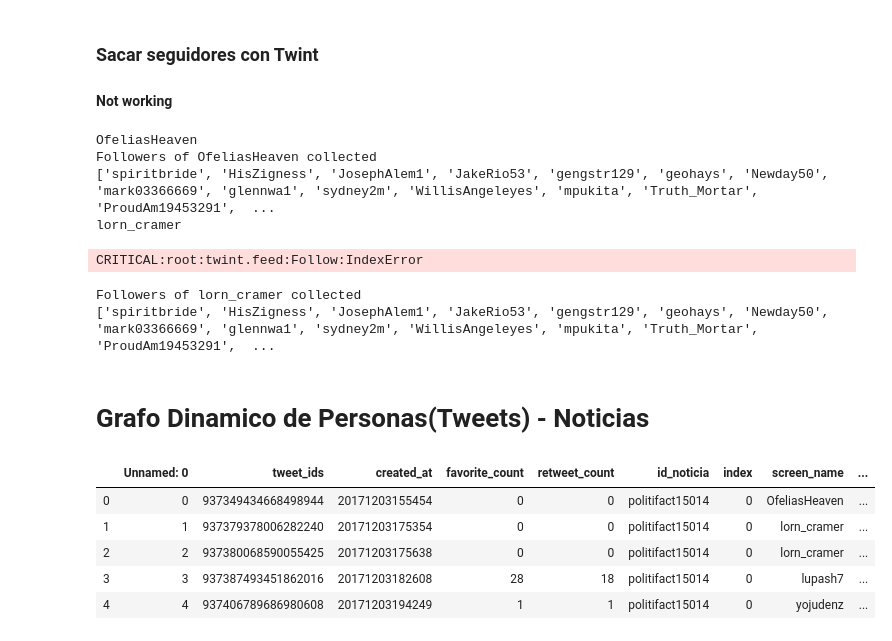
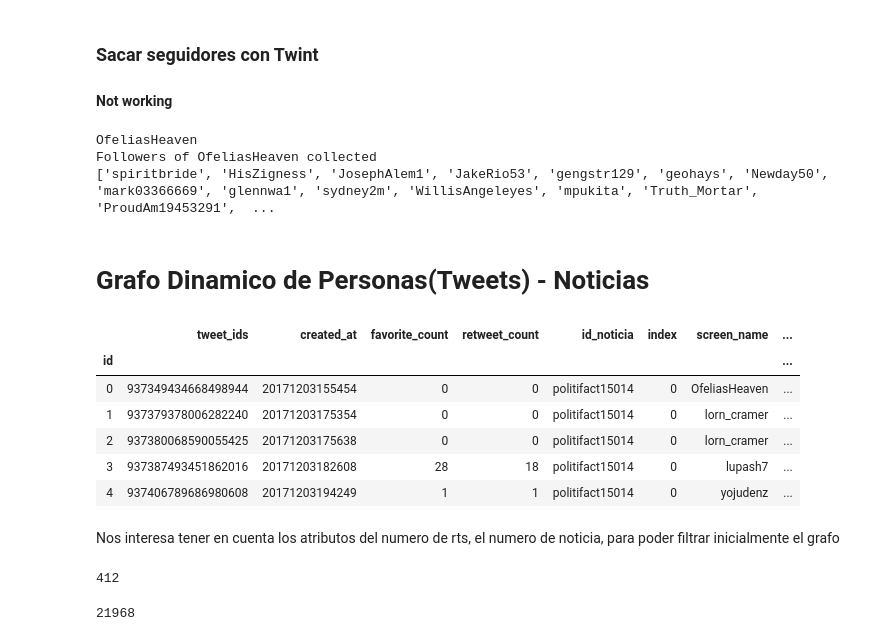
Before and after one commit to GuillermoOvejeroSanchez/Social-Network-Analysis, a Jupyter notebook: FakeNews/PruebasWilson.ipynb, the cells around one changed output. Cells and saved outputs as stored; diff of their text form; code cells hidden in the pictures.

```diff
--- a/FakeNews/PruebasWilson.ipynb
+++ b/FakeNews/PruebasWilson.ipynb
@@ -495,7 +491,7 @@ nest_asyncio.apply()
 df = pd.read_csv('./gen/nodos/nodos_366noticias.csv')
 df['name'][0]
 
-def get_followers_twint(username):
+def get_followers_twint(username): #Twitter Bans Our IP for some time, we cant make requests
     c = twint.Config()
     c.Username = username
     c.Hide_output = True
@@ -510,35 +506,43 @@ f = open("./gen/edges/intermediates/prueba_twint.csv", "w")
 for i, v in enumerate(df['name']):
     print(v)
     followers = []
-
-    followers = get_followers_twint(v)
+    #followers = get_followers_twint(v)
     print(followers)
     f.write("{},".format(v))
     for j,v1 in enumerate(followers):
         f.write("{},".format(v1))
+        break
     f.write('\n')
-    if i == 1:
-        break
+    break
 f.close()
 # %% [output]
 OfeliasHeaven
 Followers of OfeliasHeaven collected
 ['spiritbride', 'HisZigness', 'JosephAlem1', 'JakeRio53', 'gengstr129', 'geohays', 'Newday50', 'mark03366669', 'glennwa1', 'sydney2m', 'WillisAngeleyes', 'mpukita', 'Truth_Mortar', 'ProudAm19453291',  ...
-lorn_cramer
-CRITICAL:root:twint.feed:Follow:IndexError
-Followers of lorn_cramer collected
-['spiritbride', 'HisZigness', 'JosephAlem1', 'JakeRio53', 'gengstr129', 'geohays', 'Newday50', 'mark03366669', 'glennwa1', 'sydney2m', 'WillisAngeleyes', 'mpukita', 'Truth_Mortar', 'ProudAm19453291',  ...
 # %% [markdown]
 # Grafo Dinamico de Personas(Tweets) - Noticias
 # %%
 import pandas as pd
 
-df = pd.read_csv('./gen/full_df_fake.csv')
+df = pd.read_csv('./gen/full_df_fake.csv',index_col = 0)
 df.head()
 # %% [output]
-|  | Unnamed: 0 | tweet_ids | created_at | favorite_count | retweet_count | id_noticia | index | screen_name | ... |
-| 0 | 0 | 937349434668498944 | 20171203155454 | 0 | 0 | politifact15014 | 0 | OfeliasHeaven | ... |
-| 1 | 1 | 937379378006282240 | 20171203175354 | 0 | 0 | politifact15014 | 0 | lorn_cramer | ... |
-| 2 | 2 | 937380068590055425 | 20171203175638 | 0 | 0 | politifact15014 | 0 | lorn_cramer | ... |
-| 3 | 3 | 937387493451862016 | 20171203182608 | 28 | 18 | politifact15014 | 0 | lupash7 | ... |
-| 4 | 4 | 937406789686980608 | 20171203194249 | 1 | 1 | politifact15014 | 0 | yojudenz | ... |
+|  | tweet_ids | created_at | favorite_count | retweet_count | id_noticia | index | screen_name | ... |
+| id |  |  |  |  |  |  |  | ... |
+| 0 | 937349434668498944 | 20171203155454 | 0 | 0 | politifact15014 | 0 | OfeliasHeaven | ... |
+| 1 | 937379378006282240 | 20171203175354 | 0 | 0 | politifact15014 | 0 | lorn_cramer | ... |
+| 2 | 937380068590055425 | 20171203175638 | 0 | 0 | politifact15014 | 0 | lorn_cramer | ... |
+| 3 | 937387493451862016 | 20171203182608 | 28 | 18 | politifact15014 | 0 | lupash7 | ... |
+| 4 | 937406789686980608 | 20171203194249 | 1 | 1 | politifact15014 | 0 | yojudenz | ... |
+# %% [markdown]
+Nos interesa tener en cuenta los atributos del numero de rts, el numero de noticia,
+para poder filtrar inicialmente el grafo
+# %%
+len(df['index'].value_counts()) #Numero de noticias diferentes
+# %% [output]
+412
+# %%
+test = df.loc[(df['retweet_count'] > 0)] #Numero total de tweets con al menos 1 RT
+len(test)
+# %% [output]
+21968
```
Also changed, not shown: parts of 16 cells of this notebook, 10 other files.
